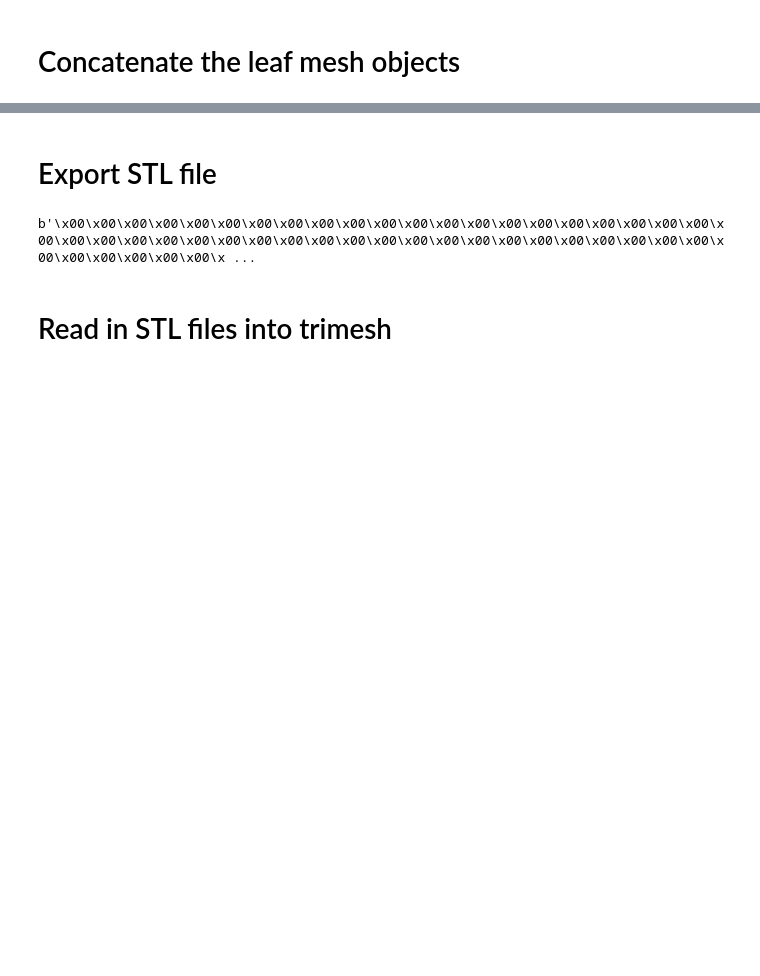
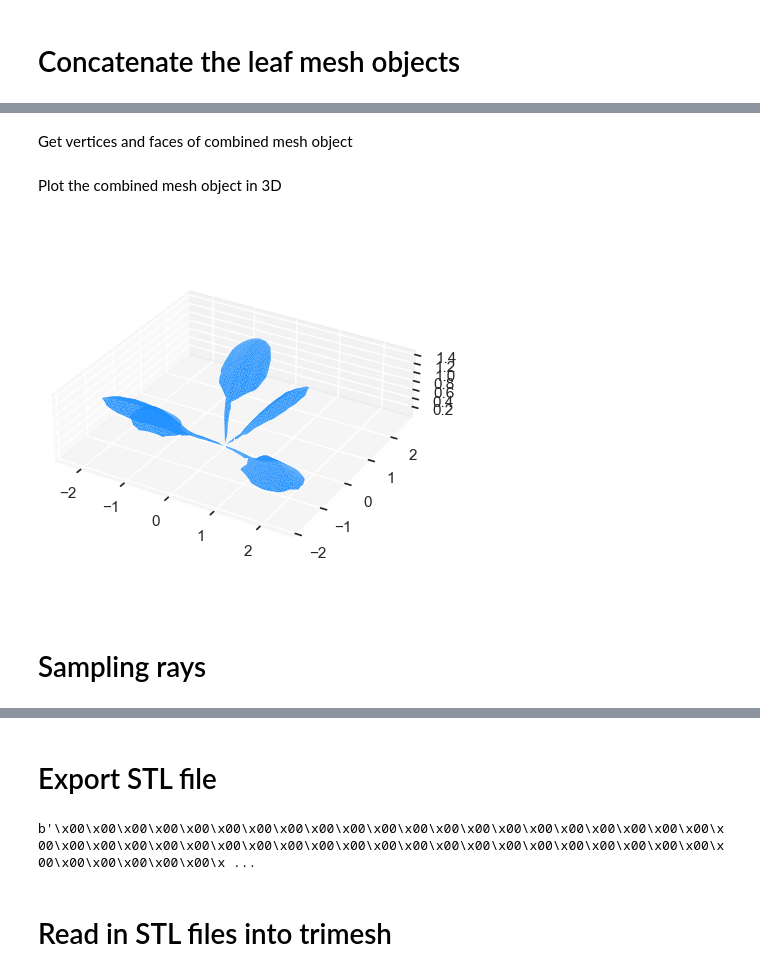
Before and after one commit to DanChitwood/arabidopsis_triangulation_test, a Jupyter notebook: Arabidopsis_delauney.ipynb, the cells around one changed output, grey strips where cells are left out. Cells and saved outputs as stored; diff of their text form; code cells hidden in the pictures; blank space fills up the shorter version.

```diff
--- a/Arabidopsis_delauney.ipynb
+++ b/Arabidopsis_delauney.ipynb
@@ -401,3 +412,24 @@ for i in range(1, len(pts_3D)):
 mesh.show()
 # %% [output]
 [interactive output not drawn]
+# %% [markdown]
+Get vertices and faces of combined mesh object
+# %%
+# Get the vertices (coordinates of each vertex)
+vertices = mesh.vertices
+
+# Get the faces (indices of vertices that form each triangle)
+faces = mesh.faces
+# %% [markdown]
+Plot the combined mesh object in 3D
+# %%
+fig = plt.figure()
+ax = fig.add_subplot(111, projection='3d')
+
+ax.plot_trisurf(vertices[:,0], vertices[:,1], vertices[:,2], triangles=faces, edgecolor=None, facecolor="dodgerblue", linewidth=0, shade=True)
+
+plt.gca().set_aspect("equal")
+# %% [output]
+[figure, added]
+# %% [markdown]
+# Sampling rays
```
Also changed, not shown: parts of 10 cells of this notebook.
